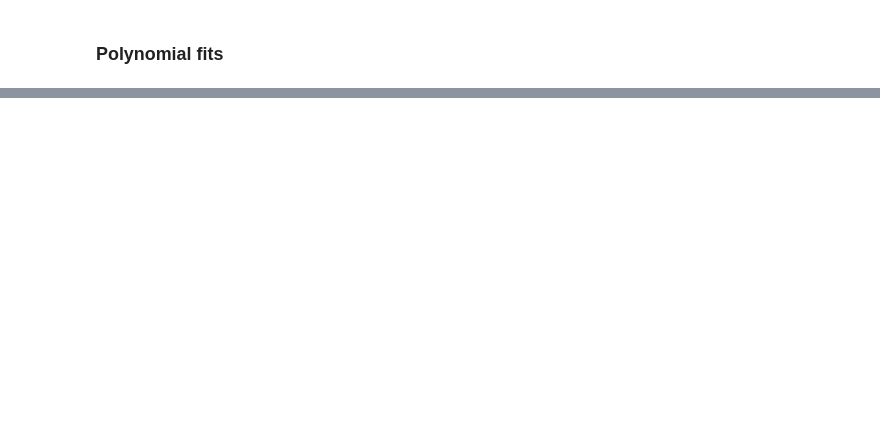
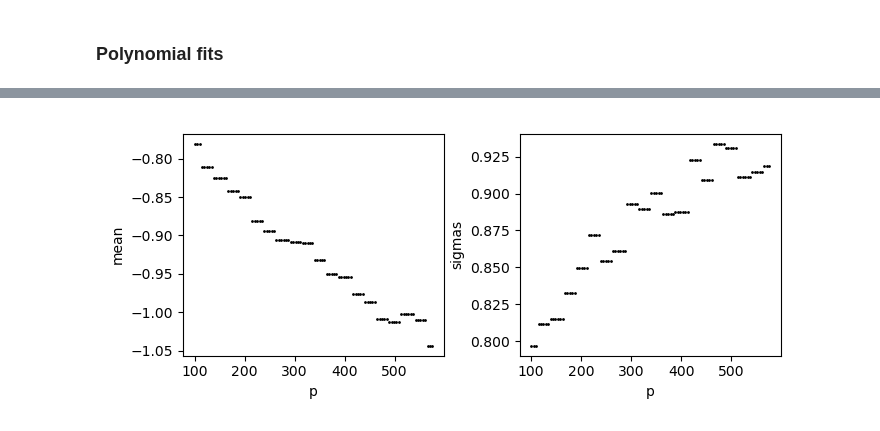
Before and after one commit to lolorestrepo/WCSimFQTuningTools, a Jupyter notebook: Time/PyfiTQun/Analysis/fits_hdf.ipynb, the cells around one changed output, grey strips where cells are left out. Saved outputs shown, nothing was run; the diff lists cells and outputs as text; code cells hidden in the pictures; blank space fills up the shorter version.

```diff
--- a/Time/PyfiTQun/Analysis/fits_hdf.ipynb
+++ b/Time/PyfiTQun/Analysis/fits_hdf.ipynb
@@ -110,0 +111,29 @@ np.poly1d(np.flip(polynomial_fits[1][pindex]))(-100)
+# %%
+μs = 1.
+
+moms = np.linspace(ps[0], ps[-1], 100)
+means  = np.zeros(len(moms))
+sigmas = np.zeros(len(moms))
+for mi, mom in enumerate(moms):
+    i = np.digitize(mom, pbins)-1
+    pars = polynomial_fits[0][i]
+    pol = np.poly1d(np.flip(pars))
+    means[mi] = pol(μs)
+    pars = polynomial_fits[1][i]
+    pol = np.poly1d(np.flip(pars))
+    sigmas[mi] = pol(μs)
+# %%
+plt.figure(figsize=[7, 3])
+
+plt.subplot(121)
+plt.scatter(moms, means, color="k", label="gaussian means", s=1)
+plt.xlabel("p")
+plt.ylabel("mean")
+plt.subplot(122)
+plt.scatter(moms, sigmas, color="k", label="gaussian means", s=1)
+plt.xlabel("p")
+plt.ylabel("sigmas")
+
+plt.tight_layout()
+# %% [output]
+[figure, added]
```
Also changed, not shown: parts of 11 cells of this notebook, 10 other files.
